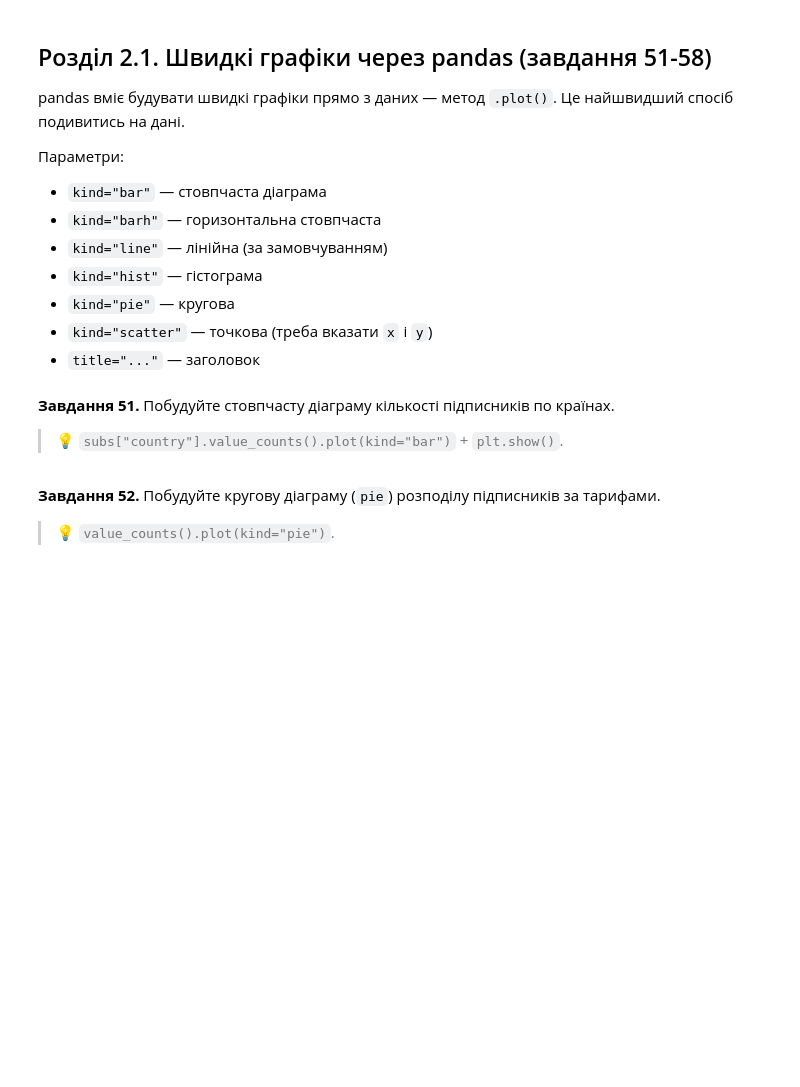
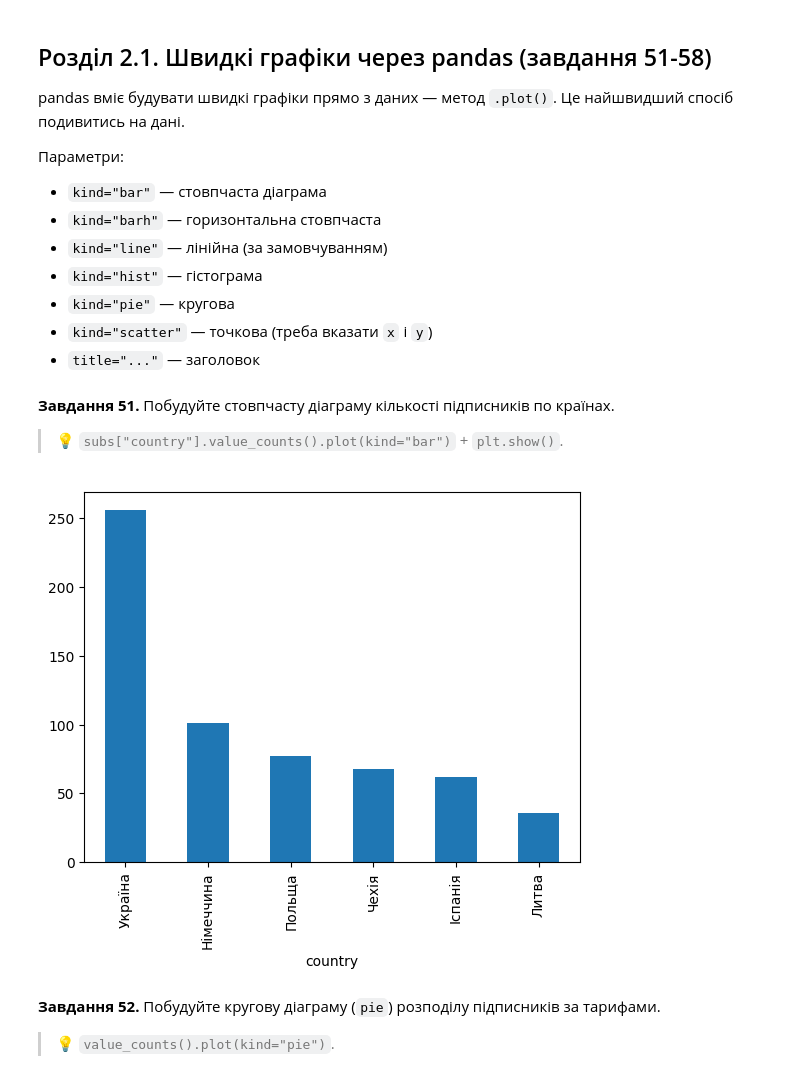
Before and after one commit to Wilson1994/DTA-2026, a Jupyter notebook: homework/pandas_viz_practice.ipynb, the cells around one changed output. Cells and saved outputs as stored; diff of their text form; code cells hidden in the pictures; blank space fills up the shorter version.

```diff
--- a/homework/pandas_viz_practice.ipynb
+++ b/homework/pandas_viz_practice.ipynb
@@ -998,3 +996,11 @@ pandas вміє будувати швидкі графіки прямо з да
+# %%
+# Завдання 51:
+
+subs["country"].value_counts().plot(kind="bar")
+
+plt.show()
+# %% [output]
+[figure, added]
 # %% [markdown]
 **Завдання 52.** Побудуйте кругову діаграму (`pie`) розподілу підписників за тарифами.
 
```
Also changed, not shown: parts of 37 cells of this notebook.
